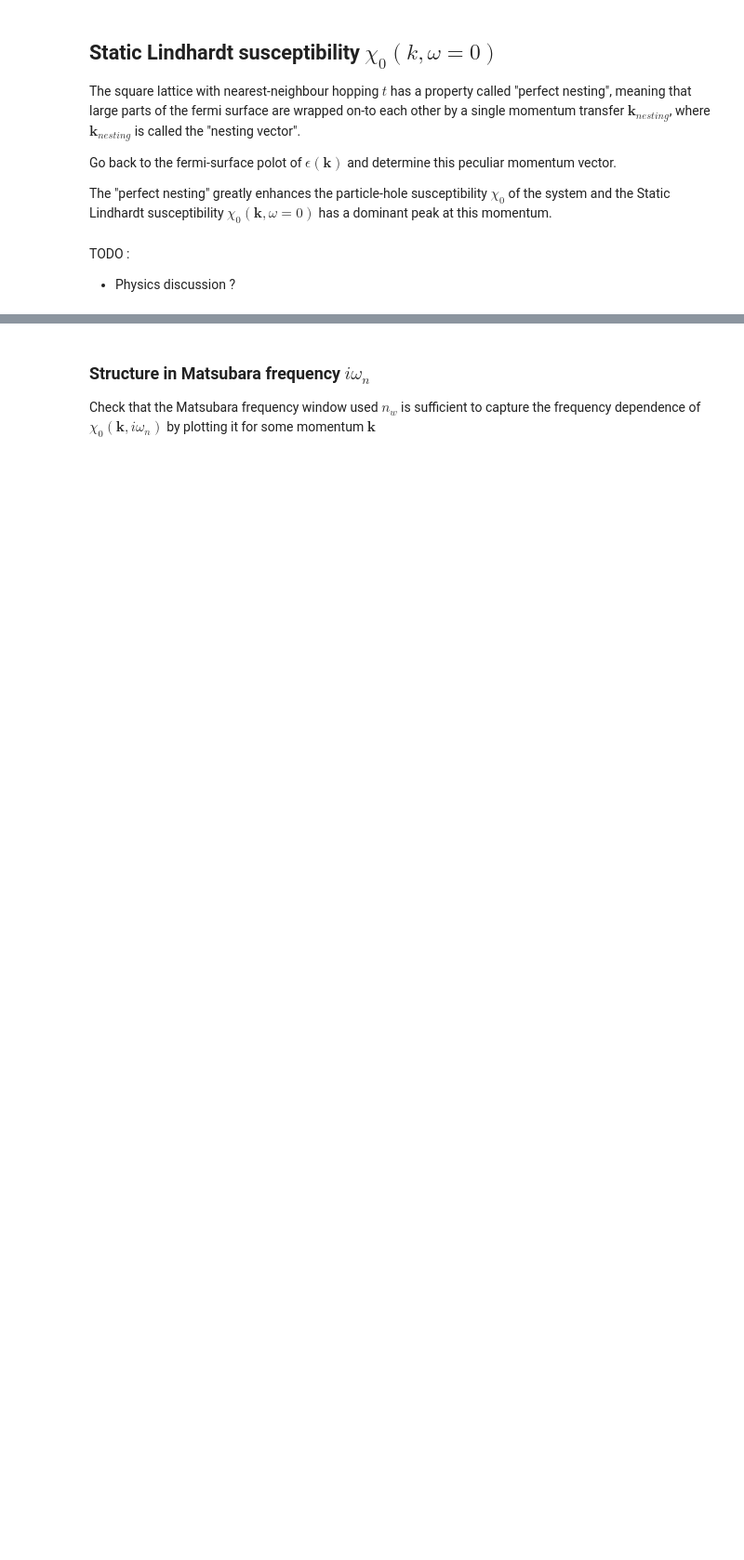
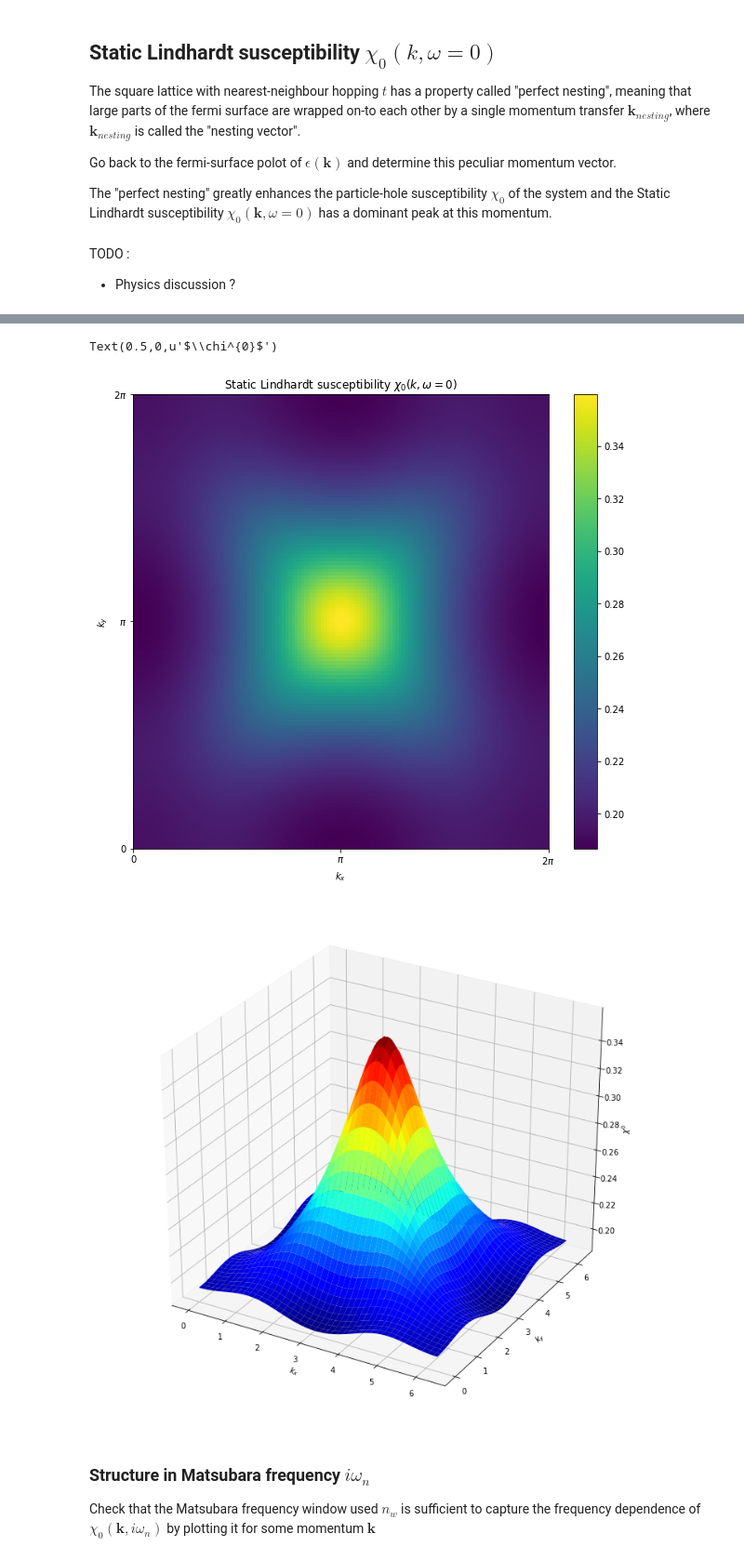
Before and after one commit to TRIQS/tutorials, a Jupyter notebook: TRIQSTutorialsPython/TPSC/TPSC-2.ipynb, the cells around one changed output, grey strips where cells are left out. Shown at 93% size. Drawn from its saved outputs; the diff is of its cells as text; code cells hidden in the pictures; blank space fills up the shorter version.

```diff
--- a/TRIQSTutorialsPython/TPSC/TPSC-2.ipynb
+++ b/TRIQSTutorialsPython/TPSC/TPSC-2.ipynb
@@ -56,3 +51,15 @@ in the current scope.
+# %%
+# Imports
+%matplotlib inline
+from pytriqs.lattice import BravaisLattice, BrillouinZone
+from pytriqs.gf import MeshBrillouinZone, MeshImFreq, Gf, MeshProduct, Idx
+from pytriqs.archive import HDFArchive
+from pytriqs.plot.mpl_interface import oplot
+import numpy as np
+from math import cos, pi
+
+import matplotlib.pyplot as plt
+plt.rcParams["figure.figsize"] = (10,9) # set default size for all figures
 # %%
 %reload_ext cpp2py.magic
 # %% [markdown]
@@ -121,3 +126,33 @@ print chi0_kw
+# %%
+# Make a simple 2d grid
+nk = g0.mesh[0].linear_dims[0] + 1       # Retrieve the number of n_k points in g, add one for ki = \pi
+k = np.linspace(0, 2*pi, nk, endpoint=True)
+kx, ky = np.meshgrid(k, k)
+
+chi = lambda kx, ky: chi0_kw((kx,ky,0), 0).real
+
+# 2d color plot
+plt.pcolor(kx, ky, np.vectorize(chi)(kx,ky))
+plt.xlim(0, 2*pi); plt.ylim(0, 2*pi)
+# decoration
+plt.colorbar()
+plt.xticks([0, pi, 2*pi],[r"0",r"$\pi$",r"$2\pi$"])
+plt.yticks([0, pi, 2*pi],[r"0",r"$\pi$",r"$2\pi$"])
+plt.title('Static Lindhardt susceptibility $\chi_0(k, \omega=0)$')
+plt.xlabel(r'$k_x$'); plt.ylabel(r'$k_y$')
+
+# Here is a 3d plot.
+from mpl_toolkits.mplot3d import Axes3D
+fig = plt.figure()
+ax = Axes3D(fig)
+ax.plot_surface(kx, ky, np.vectorize(chi)(kx,ky), cmap="jet")
+# decoration
+ax.set_xlabel(r"$k_x$"); ax.set_ylabel(r"$k_y$")
+ax.set_zlabel(r"$\chi^{0}$")
+# %% [output]
+Text(0.5,0,u'$\\chi^{0}$')
+[figure, added]
+[figure, added]
 # %% [markdown]
 ### Structure in Matsubara frequency $i\omega_n$
 
```
Also changed, not shown: parts of 17 cells of this notebook, 4 other files.
